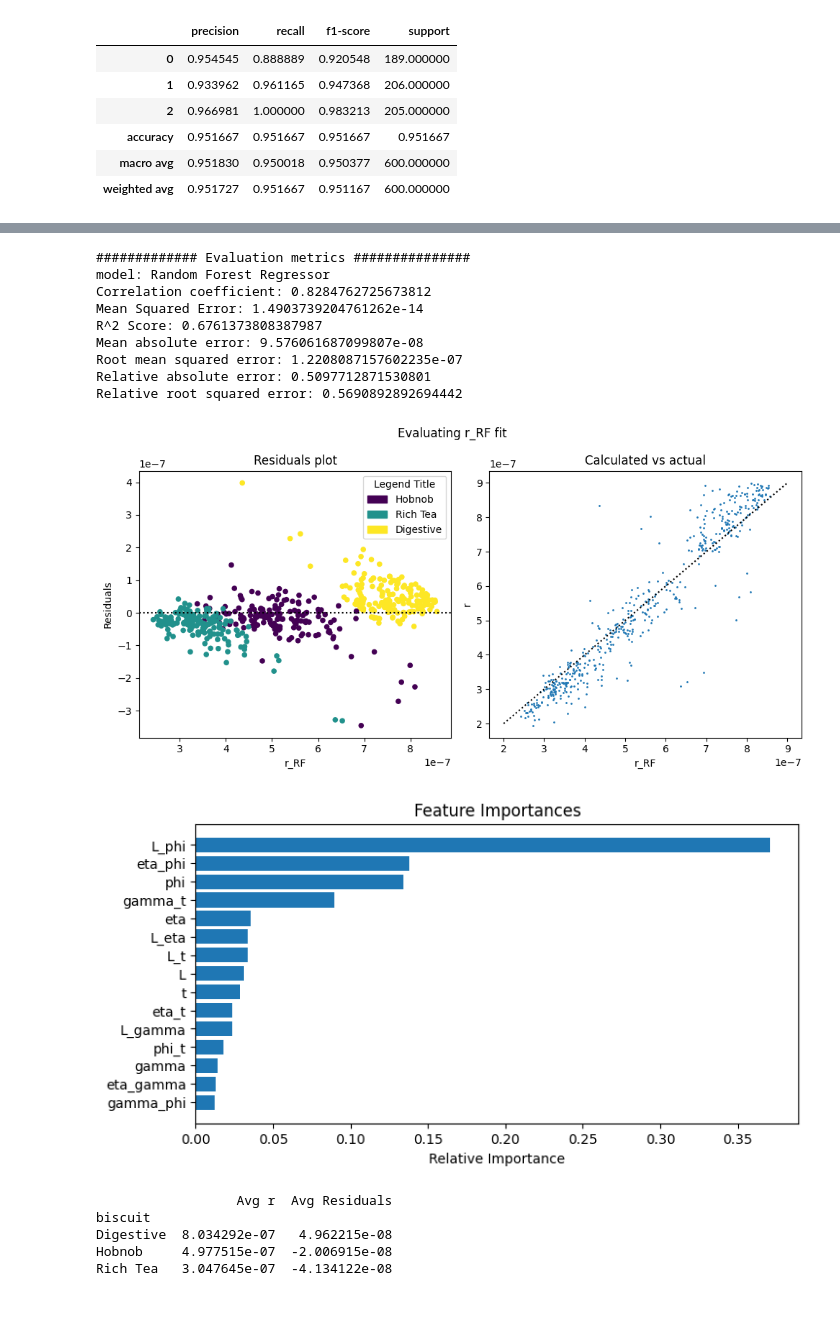
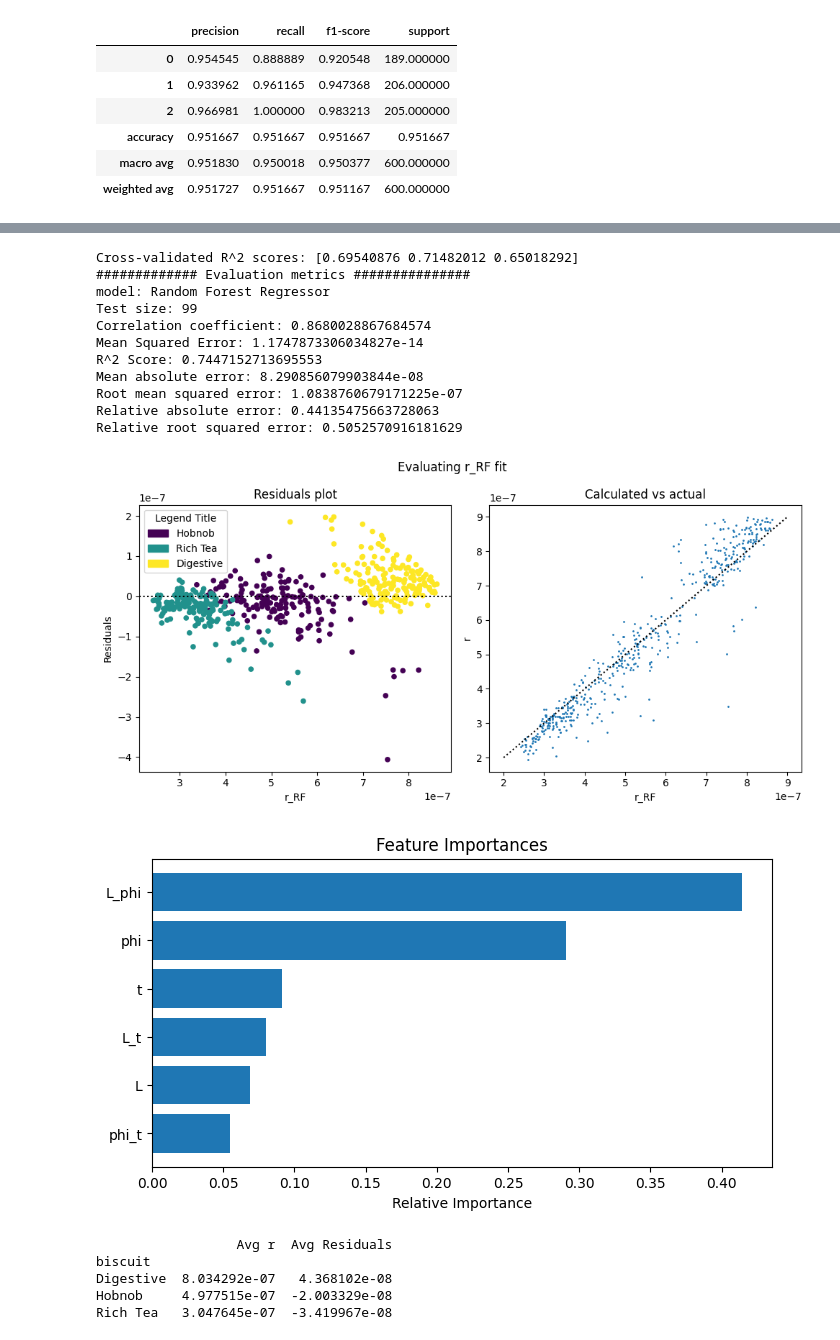
Before and after one commit to kon-218/biscuit_analysis, a Jupyter notebook: code3.ipynb, the cells around one changed output, grey strips where cells are left out. Cells and saved outputs as stored; diff of their text form; code cells hidden in the pictures; blank space fills up the shorter version.

```diff
--- a/code3.ipynb
+++ b/code3.ipynb
@@ -599,23 +612,19 @@ Hobnob     4.977515e-07  -1.909938e-08
 Rich Tea   3.047645e-07  -4.252399e-08
 [figure]
 # %%
-# Feature engineering for regression
+# Define variables
+X = df_no_outliers[['L','phi', 't']]
+y = df_no_outliers['r']
 
-# Calculate cross prodcuts of features
-df_no_outliers["L_eta"] = df_no_outliers["L"] * df_no_outliers["eta"]
-df_no_outliers["L_gamma"] = df_no_outliers["L"] * df_no_outliers["gamma"]
-df_no_outliers["L_phi"] = df_no_outliers["L"] * df_no_outliers["phi"]
-df_no_outliers["L_t"] = df_no_outliers["L"] * df_no_outliers["t"]
-df_no_outliers["eta_gamma"] = df_no_outliers["eta"] * df_no_outliers["gamma"]
-df_no_outliers["eta_phi"] = df_no_outliers["eta"] * df_no_outliers["phi"]
-df_no_outliers["eta_t"] = df_no_outliers["eta"] * df_no_outliers["t"]
-df_no_outliers["gamma_phi"] = df_no_outliers["gamma"] * df_no_outliers["phi"]
-df_no_outliers["gamma_t"] = df_no_outliers["gamma"] * df_no_outliers["t"]
-df_no_outliers["phi_t"] = df_no_outliers["phi"] * df_no_outliers["t"]
+# Add cross product features
+cross_product_features = pd.DataFrame()
+for i, feature1 in enumerate(X.columns):
+    for feature2 in X.columns[i + 1:]:
+        cross_product_feature = feature1 + '_' + feature2
+        cross_product_features[cross_product_feature] = X[feature1] * X[feature2]
 
-# Define variables
-X = df_no_outliers[['L','eta','gamma','phi','t','L_eta','L_gamma','L_phi','L_t','eta_gamma','eta_phi','eta_t','gamma_phi','gamma_t','phi_t']]
-y = df_no_outliers['r']
+# Concatenate the original and new DataFrames
+X = pd.concat([X, cross_product_features], axis=1)
 
 scaler = StandardScaler()
 stdX = scaler.fit_transform(X)
@@ -629,6 +638,13 @@ reg.fit(X_train, y_train)
 
 # Predict the radius for the test data
 y_pred = reg.predict(X_test)
+
+# Cross validation 3 splits on training data
+from sklearn.model_selection import cross_val_score
+
+# Calculate the cross-validated R^2 score
+cv_scores = cross_val_score(reg, X_train, y_train, cv=3, scoring='r2')
+print("Cross-validated R^2 scores:", cv_scores)
 
 # Calculate evaluation metrics
 evaluation_metrics("Random Forest Regressor", y_test, y_pred)
@@ -661,47 +677,46 @@ df_no_outliers.plot(ax=axs[1], x='r_RF', y='r', kind='scatter', s=1, alpha=1)
 # plot x=y
 axs[1].plot([0.0000002, 0.0000009], [0.0000002, 0.0000009], color='black', linestyle='dotted')
 fig.suptitle("Evaluating r_RF fit")
 
 plt.tight_layout()
 plt.show()
 
 # Calculate average residuals and average r by biscuit
 average_residuals = df_no_outliers.groupby("biscuit")["r_RF_residuals"].mean()
 average_r = df_no_outliers.groupby("biscuit")["r"].mean()
 
 # Combine into a single DataFrame
 average_df = pd.DataFrame({'Avg r': average_r, 'Avg Residuals': average_residuals})
 
-
 # Plot feature importance
-
 importances = reg.feature_importances_
 features = X.columns
 indices = np.argsort(importances)
 
 plt.figure(figsize=(8, 4))
 plt.title('Feature Importances')
 plt.barh(range(len(indices)), importances[indices], align='center')
 plt.yticks(range(len(indices)), [features[i] for i in indices])
 plt.xlabel('Relative Importance')
 plt.show()
 
-
 print(average_df)
 # %% [output]
+Cross-validated R^2 scores: [0.69540876 0.71482012 0.65018292]
 ############# Evaluation metrics ###############
 model: Random Forest Regressor
-Correlation coefficient: 0.8284762725673812
-Mean Squared Error: 1.4903739204761262e-14
-R^2 Score: 0.6761373808387987
-Mean absolute error: 9.576061687099807e-08
-Root mean squared error: 1.2208087157602235e-07
-Relative absolute error: 0.5097712871530801
-Relative root squared error: 0.5690892892694442
+Test size: 99
+Correlation coefficient: 0.8680028867684574
+Mean Squared Error: 1.1747873306034827e-14
+R^2 Score: 0.7447152713695553
+Mean absolute error: 8.290856079903844e-08
+Root mean squared error: 1.0838760679171225e-07
+Relative absolute error: 0.44135475663728063
+Relative root squared error: 0.5052570916181629
-[figure, old version]
+[figure, new version]
-[figure, old version]
+[figure, new version]
                   Avg r  Avg Residuals
 biscuit
-Digestive  8.034292e-07   4.962215e-08
-Hobnob     4.977515e-07  -2.006915e-08
-Rich Tea   3.047645e-07  -4.134122e-08
+Digestive  8.034292e-07   4.368102e-08
+Hobnob     4.977515e-07  -2.003329e-08
+Rich Tea   3.047645e-07  -3.419967e-08
```
Also changed, not shown: parts of 10 cells of this notebook, 2 other files.
